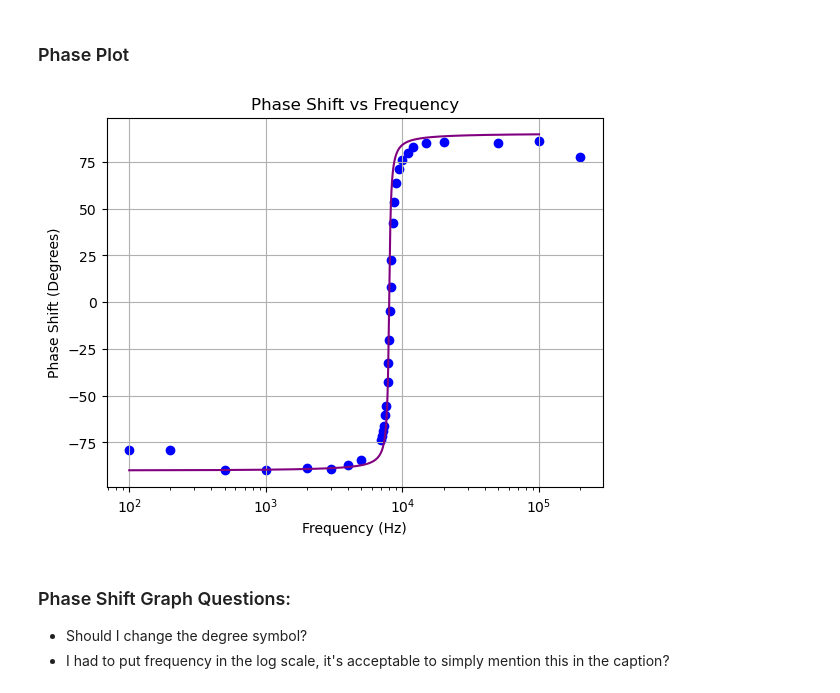
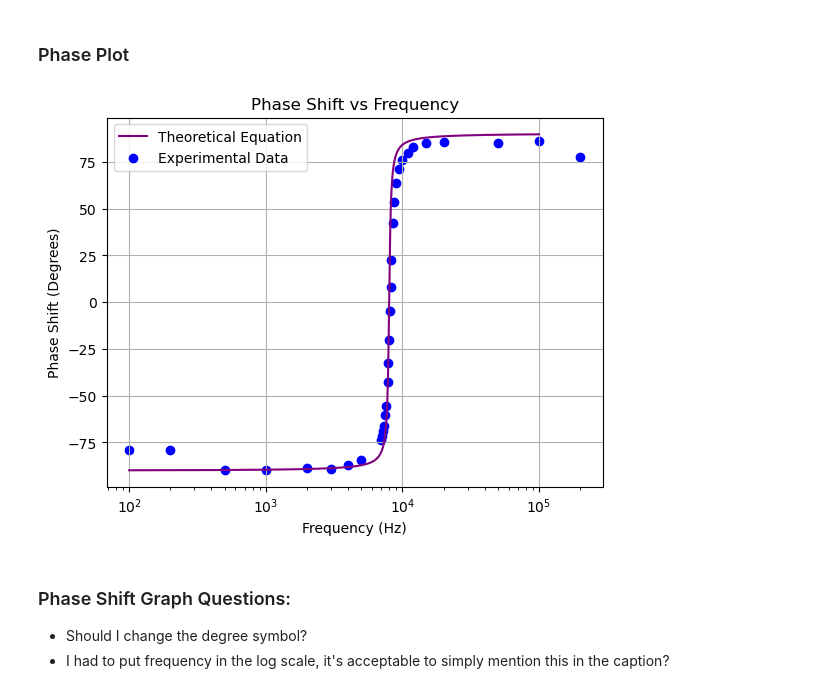
Before and after one commit to xspoole/PhysicsNotebooks, a Jupyter notebook: PH424_Lab1.ipynb, the cells around one changed output. Drawn from its saved outputs; the diff is of its cells as text; code cells hidden in the pictures.

```diff
--- a/PH424_Lab1.ipynb
+++ b/PH424_Lab1.ipynb
@@ -138,18 +140,19 @@ phases = vector_phase_func(frequencies)
 # %%
 x_axis = df['Freq. In (Hz)']
 y_axis = df['Phase Shift (Deg)']
 
 plt.semilogx()
 
-plt.plot(frequencies, phases, color = 'purple')
-plt.scatter(x_axis, y_axis, color='blue')
+plt.plot(frequencies, phases, color = 'purple', label = 'Theoretical Equation')
+plt.scatter(x_axis, y_axis, color='blue', label = 'Experimental Data')
 plt.xlabel('Frequency (Hz)')
 plt.ylabel(r'Phase Shift (Degrees)')
 plt.title('Phase Shift vs Frequency')
 plt.grid(True)
-plt.savefig('')
+plt.legend()
+plt.savefig('../Lab1_Phase')
 # %% [output]
-[figure, old version]
+[figure, new version]
 # %% [markdown]
 ### Phase Shift Graph Questions:
 - Should I change the degree symbol?
```
Also changed, not shown: parts of 1 cell of this notebook.
